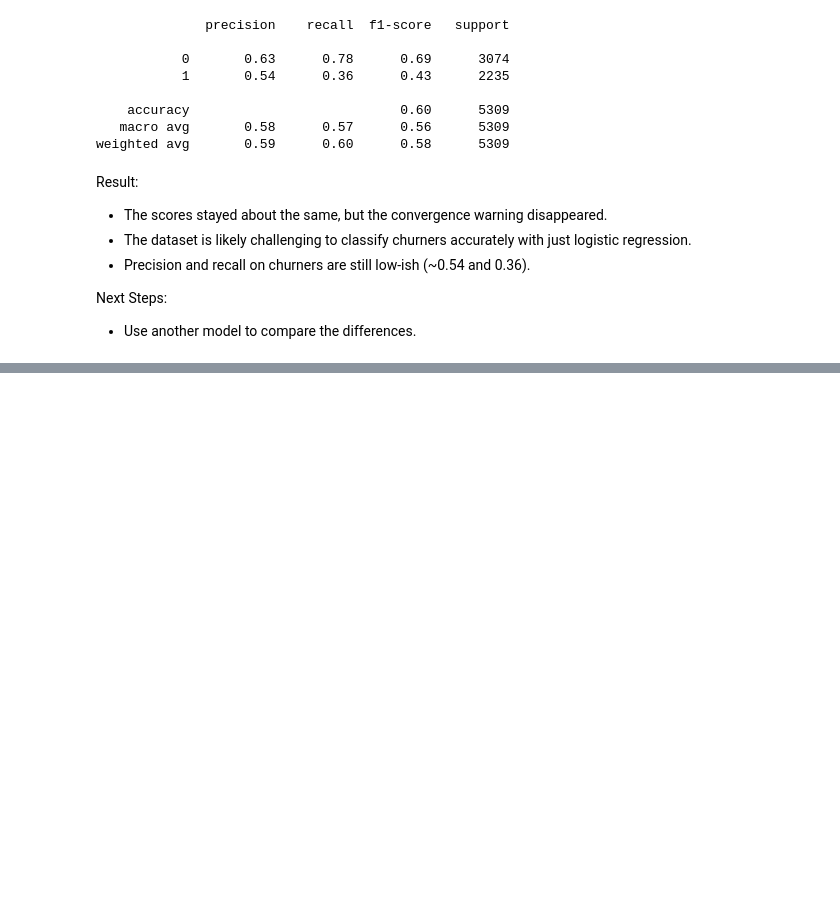
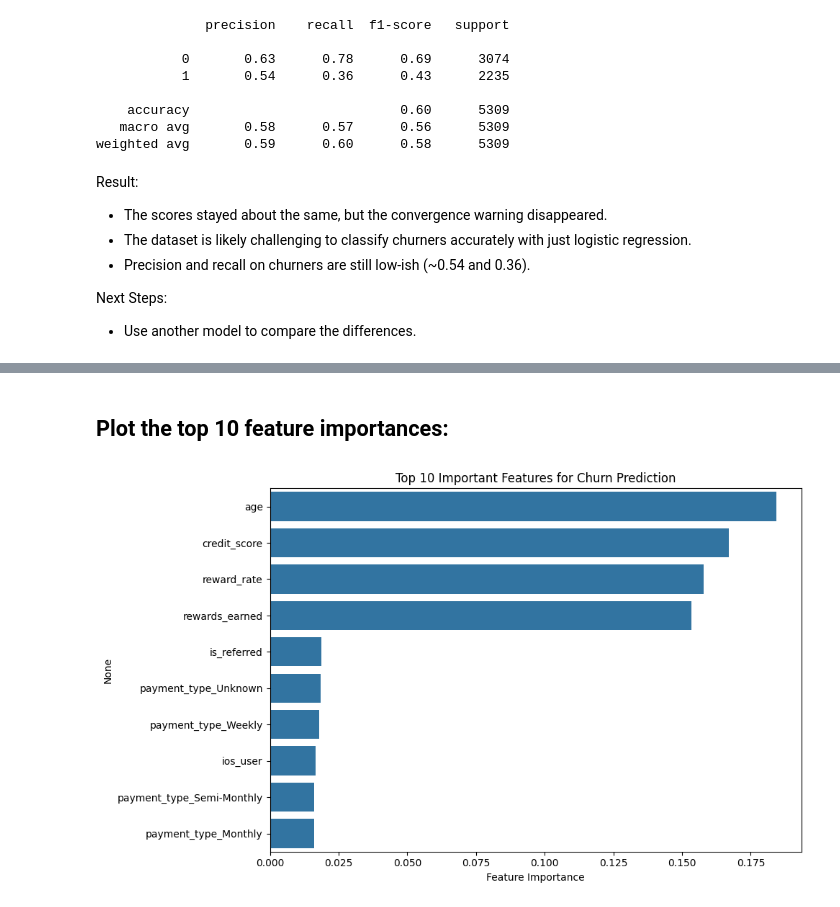
Before and after one commit to InsightsByIvy/FinTech-User-Analytics, a Jupyter notebook: Notebooks/04_machine_learning.ipynb, the cells around one changed output, grey strips where cells are left out. Cells and saved outputs as stored; diff of their text form; code cells hidden in the pictures; blank space fills up the shorter version.

Commit message:
Adjust ML model

```diff
--- a/Notebooks/04_machine_learning.ipynb
+++ b/Notebooks/04_machine_learning.ipynb
@@ -145,0 +137,8 @@ print(feat_importance.head(10))
+# %%
+# Train a Random Forest model
+X_train, X_test, y_train, y_test = train_test_split(
+    X, y, stratify=y, test_size=0.2, random_state=42
+)
+
+rf_model = RandomForestClassifier(random_state=42, n_estimators=100)
+rf_model.fit(X_train, y_train)
@@ -145,0 +165,12 @@ print(feat_importance.head(10))
+# %%
+# Balance Classes Automatically
+rf_model = RandomForestClassifier(
+    n_estimators=100,
+    class_weight='balanced',
+    random_state=42
+)
+# %%
+# Fit the model
+rf_model.fit(X_train, y_train)
+y_pred = rf_model.predict(X_test)
+print(classification_report(y_test, y_pred))
@@ -145,0 +186,17 @@ print(feat_importance.head(10))
+# %% [markdown]
+## Plot the top 10 feature importances:
+# %%
+import matplotlib.pyplot as plt
+import seaborn as sns
+
+feat_imp = pd.Series(rf_model.feature_importances_, index=X.columns)
+top_features = feat_imp.sort_values(ascending=False).head(10)
+
+plt.figure(figsize=(10,6))
+sns.barplot(x=top_features, y=top_features.index)
+plt.title("Top 10 Important Features for Churn Prediction")
+plt.xlabel("Feature Importance")
+plt.tight_layout()
+plt.show()
+# %% [output]
+[figure, added]
```
Also changed, not shown: parts of 7 cells of this notebook.
